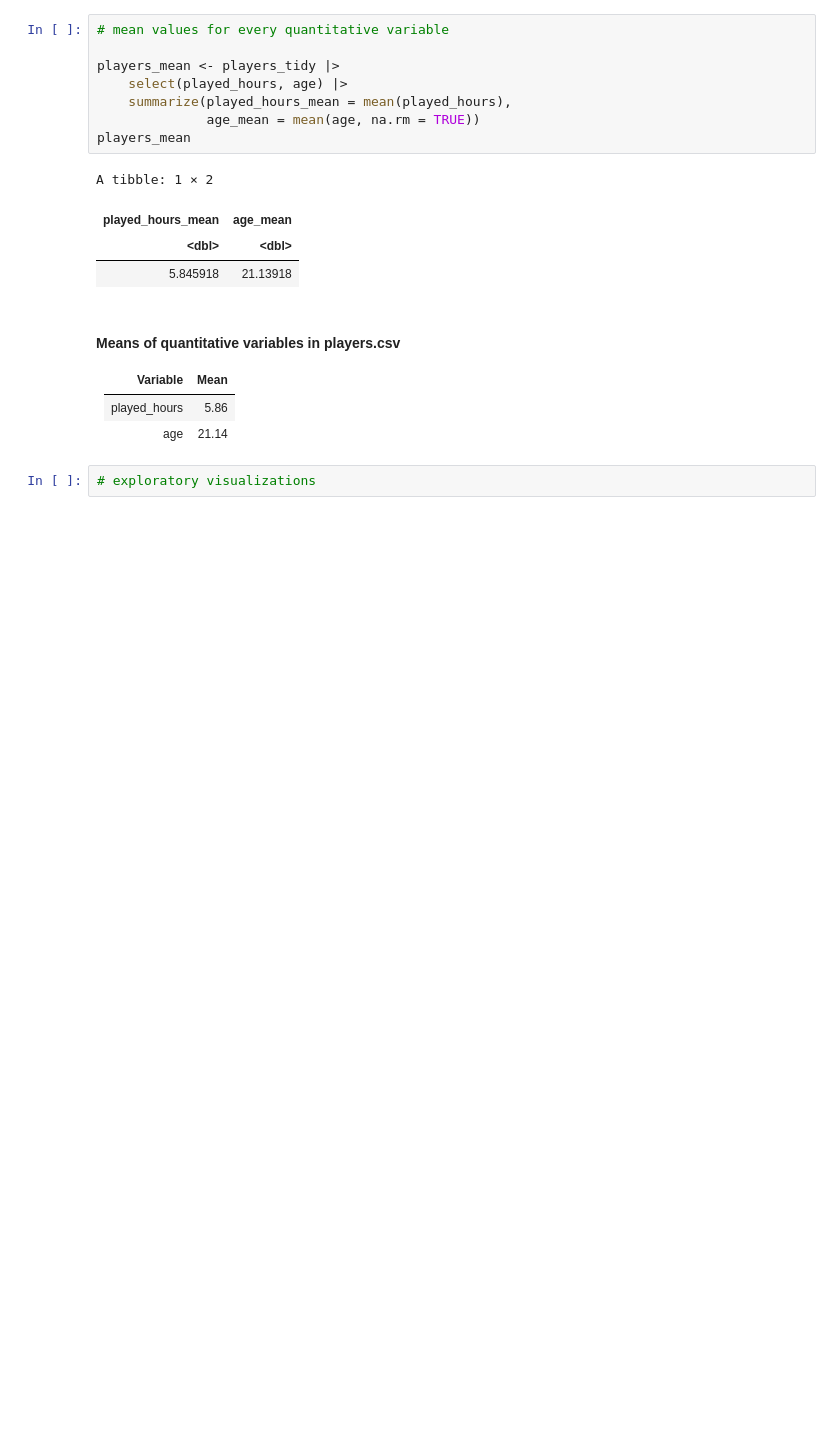
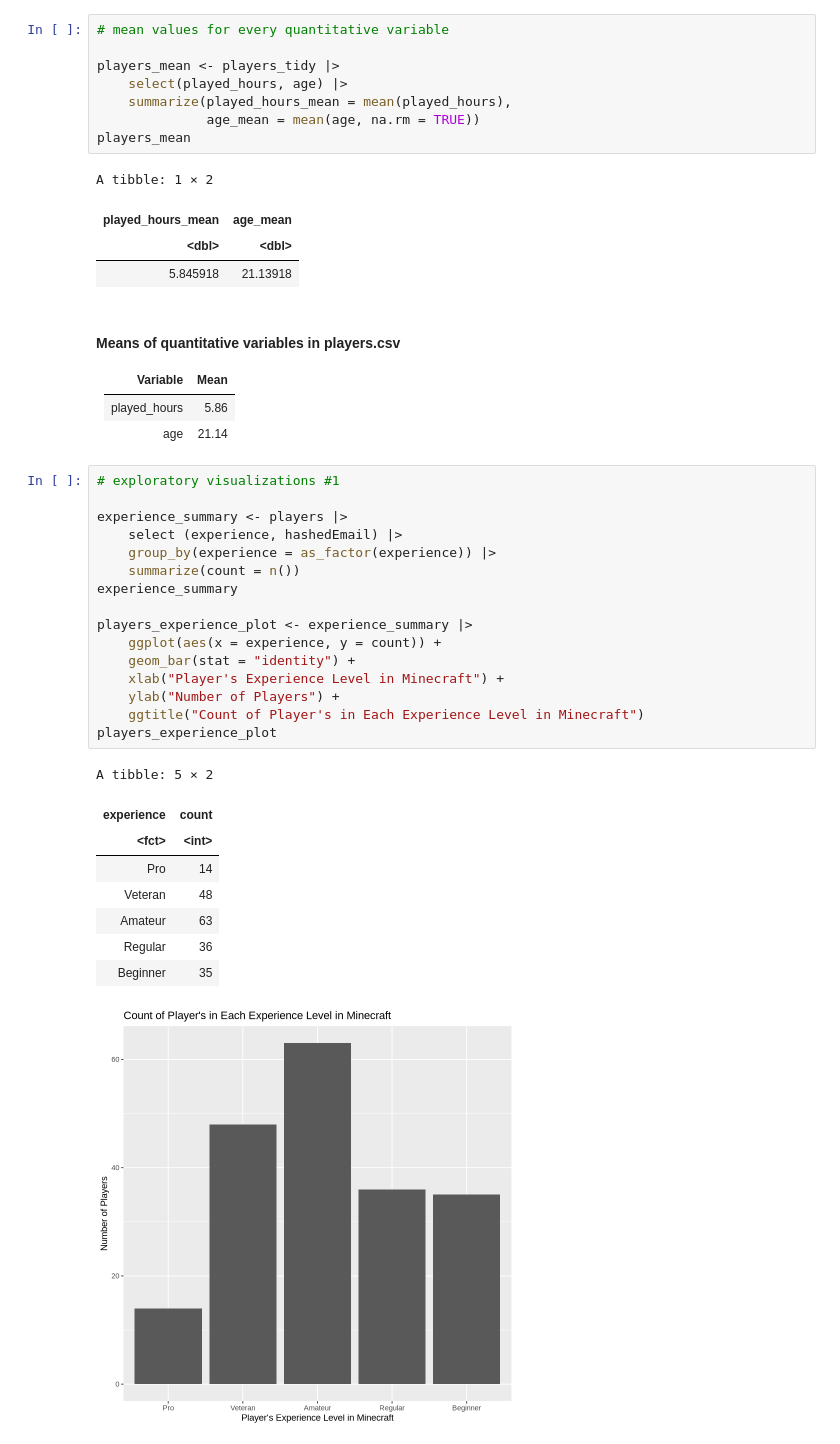
Before and after one commit to whendyliow/ds_100_project, a Jupyter notebook: planning_report.ipynb, the cells around one changed output. Cells and saved outputs as stored; diff of their text form; blank space fills up the shorter version.

Commit message:
completed first visualization
- first visualization completed
- looking at how many players are in each experience category
- made some edits to earlier questions and cleaned up file

```diff
--- a/planning_report.ipynb
+++ b/planning_report.ipynb
@@ -225,4 +180,28 @@ A tibble: 1 × 2
 | played_hours | 5.86 |
 | age | 21.14|
 # %%
-# exploratory visualizations
+# exploratory visualizations #1
+
+experience_summary <- players |>
+    select (experience, hashedEmail) |>
+    group_by(experience = as_factor(experience)) |>
+    summarize(count = n())
+experience_summary
+
+players_experience_plot <- experience_summary |>
+    ggplot(aes(x = experience, y = count)) +
+    geom_bar(stat = "identity") +
+    xlab("Player's Experience Level in Minecraft") +
+    ylab("Number of Players") +
+    ggtitle("Count of Player's in Each Experience Level in Minecraft")
+players_experience_plot
+# %% [output]
+A tibble: 5 × 2
+| experience | count |
+| <fct> | <int> |
+| Pro | 14 |
+| Veteran | 48 |
+| Amateur | 63 |
+| Regular | 36 |
+| Beginner | 35 |
+[figure, added]
```
Also changed, not shown: parts of 7 cells of this notebook.
